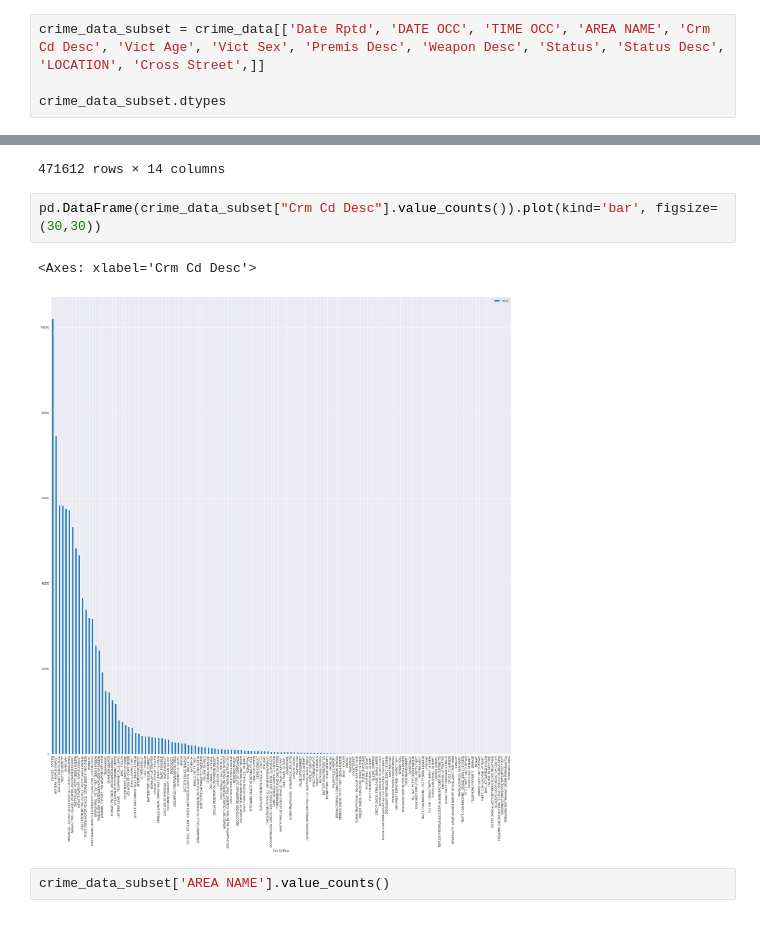
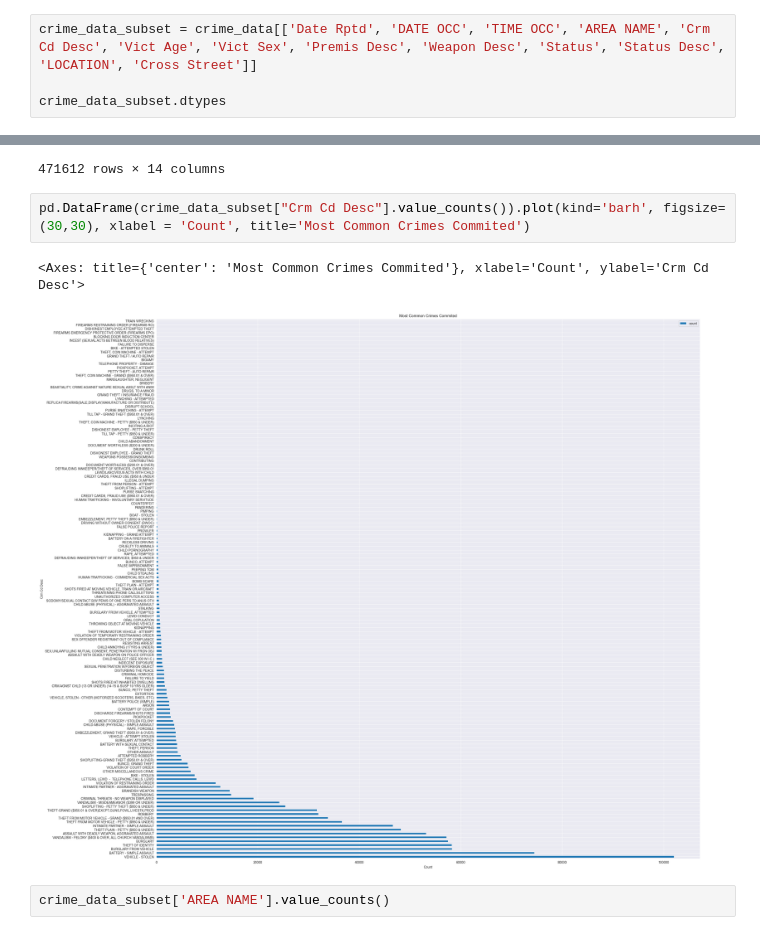
Before and after one commit to Jinzo90293/data_analysis, a Jupyter notebook: analysis.ipynb, the cells around one changed output, grey strips where cells are left out. Saved outputs shown, nothing was run; the diff lists cells and outputs as text.

```diff
--- a/analysis.ipynb
+++ b/analysis.ipynb
@@ -17,7 +17,7 @@ crime_data = pd.read_csv("Crime_Data_from_2020_to_Present.csv")
 | 944234 | 240900704 | 04/29/2024 12:00:00 AM | 04/29/2024 12:00:00 AM | 2020 | 9 | Van Nuys | 916 | 2 | 740 | ... |
 944235 rows × 28 columns
 # %%
-crime_data_subset = crime_data[['Date Rptd', 'DATE OCC', 'TIME OCC', 'AREA NAME', 'Crm Cd Desc', 'Vict Age', 'Vict Sex', 'Premis Desc', 'Weapon Desc', 'Status', 'Status Desc', 'LOCATION', 'Cross Street',]]
+crime_data_subset = crime_data[['Date Rptd', 'DATE OCC', 'TIME OCC', 'AREA NAME', 'Crm Cd Desc', 'Vict Age', 'Vict Sex', 'Premis Desc', 'Weapon Desc', 'Status', 'Status Desc', 'LOCATION', 'Cross Street']]
 
 crime_data_subset.dtypes
 # %% [output]
@@ -62,10 +62,10 @@ vict_age_30
 | 944234 | 04/29/2024 12:00:00 AM | 04/29/2024 12:00:00 AM | 2020 | Van Nuys | VANDALISM - FELONY ($400 & OVER, ... | 37 | M | VEHICLE, PASSENGER/TRUCK | ... |
 471612 rows × 14 columns
 # %%
-pd.DataFrame(crime_data_subset["Crm Cd Desc"].value_counts()).plot(kind='bar', figsize=(30,30))
+pd.DataFrame(crime_data_subset["Crm Cd Desc"].value_counts()).plot(kind='barh', figsize=(30,30), xlabel = 'Count', title='Most Common Crimes Commited')
 # %% [output]
-<Axes: xlabel='Crm Cd Desc'>
+<Axes: title={'center': 'Most Common Crimes Commited'}, xlabel='Count', ylabel='Crm Cd Desc'>
-[figure, old version]
+[figure, new version]
 # %%
 crime_data_subset['AREA NAME'].value_counts()
 # %% [output]
```
